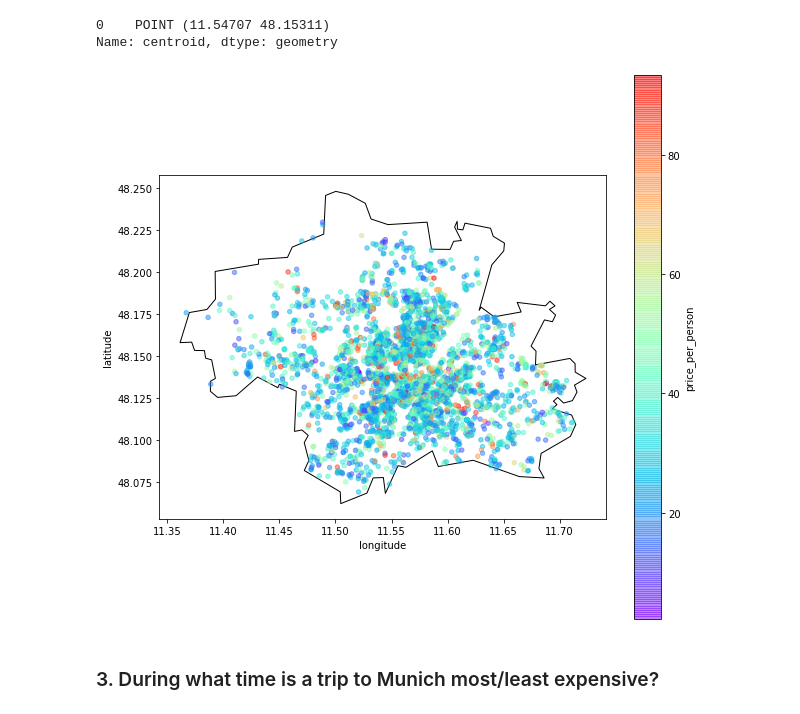
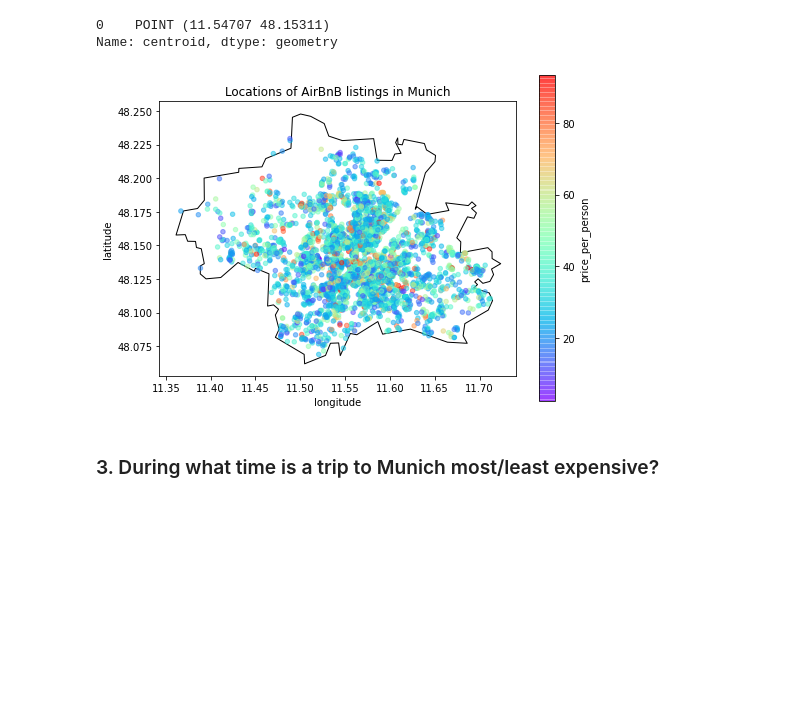
Before and after one commit to mstachl/Airbnb_Munich_EDA, a Jupyter notebook: airbnb_munich_EDA.ipynb, the cells around one changed output. Saved outputs shown, nothing was run; the diff lists cells and outputs as text; code cells hidden in the pictures; blank space fills up the shorter version.

```diff
--- a/airbnb_munich_EDA.ipynb
+++ b/airbnb_munich_EDA.ipynb
@@ -584,10 +605,11 @@ gdf['centroid']
 0    POINT (11.54707 48.15311)
 Name: centroid, dtype: geometry
 # %%
-base = gdf.plot(color='white', edgecolor='black',figsize=(10,10))
-locations.plot.scatter(ax=base, x="longitude", y="latitude", c="price_per_person",colormap="rainbow", alpha=0.5);
+base = gdf.plot(color='white', edgecolor='black',figsize=(8,6))
+locations.plot.scatter(ax=base, x="longitude", y="latitude", c="price_per_person", colormap="rainbow", alpha=0.5, )
+plt.title("Locations of AirBnB listings in Munich");
 # %% [output]
-[figure, old version]
+[figure, new version]
 # %% [markdown]
 ### 3. During what time is a trip to Munich most/least expensive?
 # %%
```
Also changed, not shown: parts of 14 cells of this notebook.
